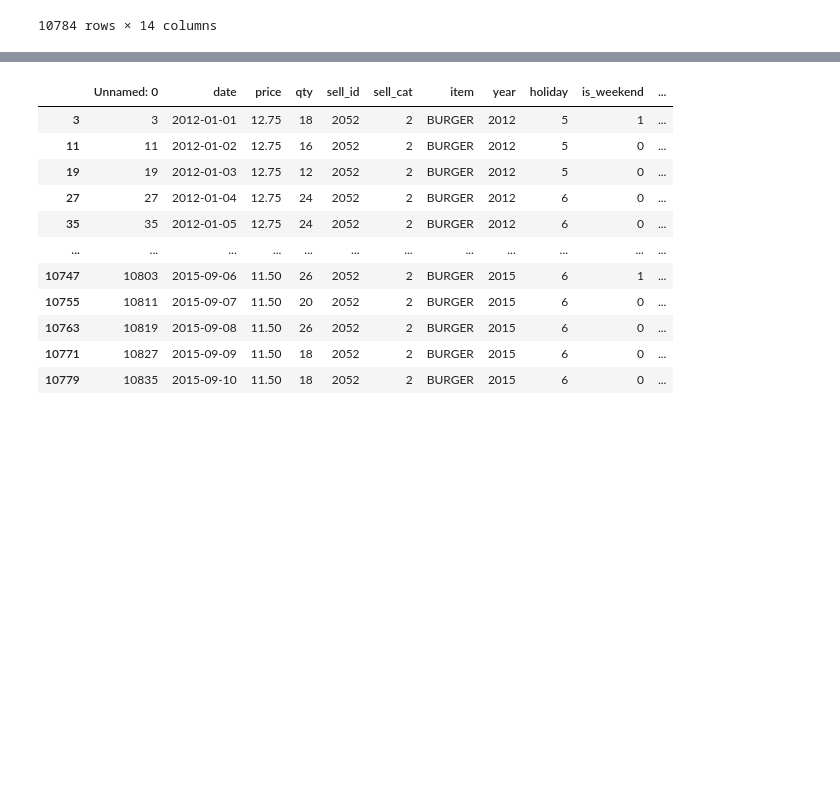
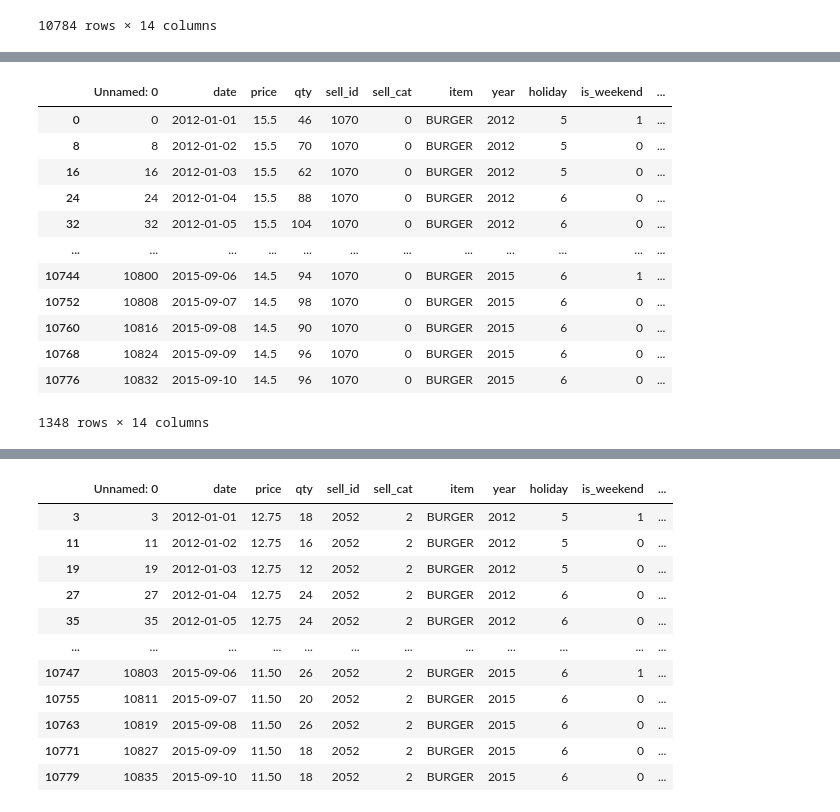
Before and after one commit to xunzhang-sjtu/retail_price_optimization, a Jupyter notebook: data_process_zhangxun.ipynb, the cells around one changed output, grey strips where cells are left out. Cells and saved outputs as stored; diff of their text form; code cells hidden in the pictures; blank space fills up the shorter version.

```diff
--- a/data_process_zhangxun.ipynb
+++ b/data_process_zhangxun.ipynb
@@ -37,6 +37,7 @@ df_2051 = df[df['sell_id']==2051]
 df_2052 = df[df['sell_id']==2052]
 df_2053 = df[df['sell_id']==2053]
 # %%
+df_1070_unique = df_1070.drop_duplicates(subset=['date'])
 df_2053_unique = df_2053.drop_duplicates(subset=['date'])
 df_2052_unique = df_2052.drop_duplicates(subset=['date'])
 df_2051_unique = df_2051.drop_duplicates(subset=['date'])
@@ -42,0 +64,16 @@ df_2051_unique = df_2051.drop_duplicates(subset=['date'])
+# %%
+df_1070_unique
+# %% [output]
+|  | Unnamed: 0 | date | price | qty | sell_id | sell_cat | item | year | holiday | is_weekend | ... |
+| 0 | 0 | 2012-01-01 | 15.5 | 46 | 1070 | 0 | BURGER | 2012 | 5 | 1 | ... |
+| 8 | 8 | 2012-01-02 | 15.5 | 70 | 1070 | 0 | BURGER | 2012 | 5 | 0 | ... |
+| 16 | 16 | 2012-01-03 | 15.5 | 62 | 1070 | 0 | BURGER | 2012 | 5 | 0 | ... |
+| 24 | 24 | 2012-01-04 | 15.5 | 88 | 1070 | 0 | BURGER | 2012 | 6 | 0 | ... |
+| 32 | 32 | 2012-01-05 | 15.5 | 104 | 1070 | 0 | BURGER | 2012 | 6 | 0 | ... |
+| ... | ... | ... | ... | ... | ... | ... | ... | ... | ... | ... | ... |
+| 10744 | 10800 | 2015-09-06 | 14.5 | 94 | 1070 | 0 | BURGER | 2015 | 6 | 1 | ... |
+| 10752 | 10808 | 2015-09-07 | 14.5 | 98 | 1070 | 0 | BURGER | 2015 | 6 | 0 | ... |
+| 10760 | 10816 | 2015-09-08 | 14.5 | 90 | 1070 | 0 | BURGER | 2015 | 6 | 0 | ... |
+| 10768 | 10824 | 2015-09-09 | 14.5 | 96 | 1070 | 0 | BURGER | 2015 | 6 | 0 | ... |
+| 10776 | 10832 | 2015-09-10 | 14.5 | 96 | 1070 | 0 | BURGER | 2015 | 6 | 0 | ... |
+1348 rows × 14 columns
```
Also changed, not shown: parts of 7 cells of this notebook, 3 other files.
